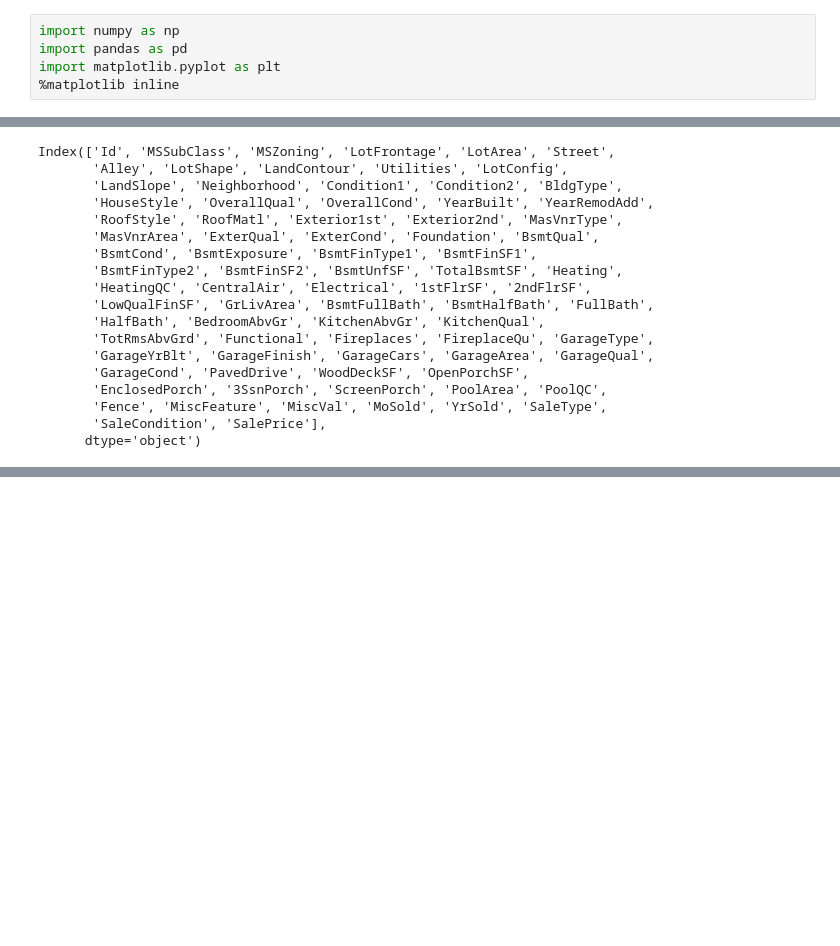
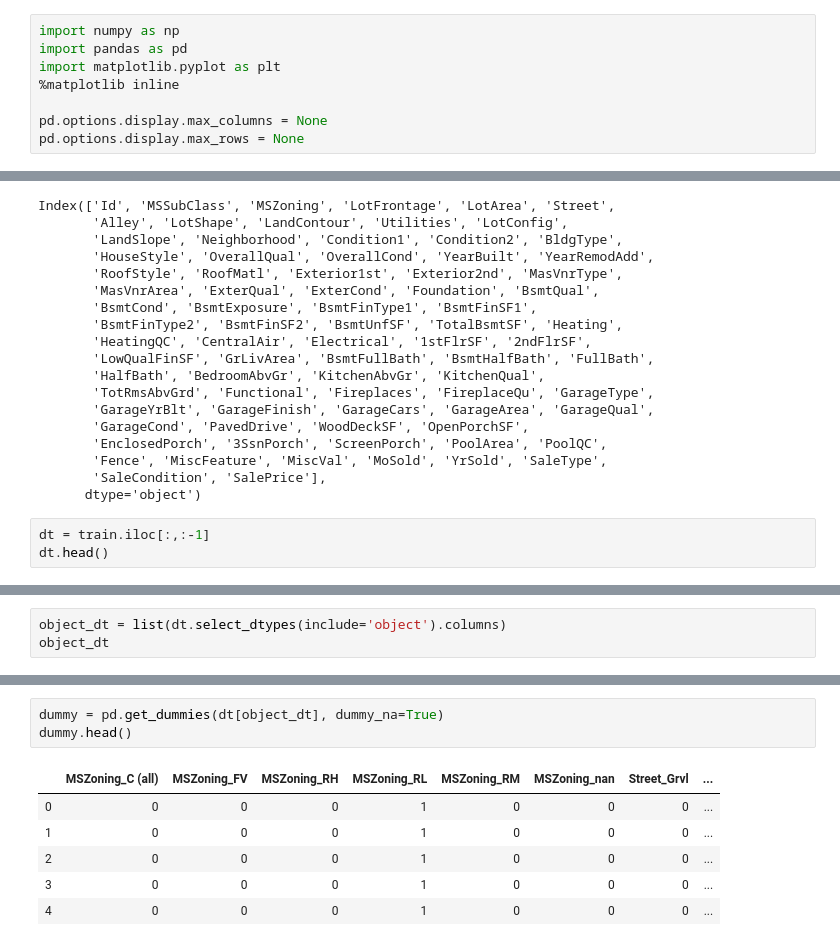
Before and after one commit to ber0-0/BrainStation-Capstone-Sale-Price-Prediction, a Jupyter notebook: Data_Cleansing.ipynb, the cells around one changed output, grey strips where cells are left out. Saved outputs shown, nothing was run; the diff lists cells and outputs as text; blank space fills up the shorter version.

```diff
--- a/Data_Cleansing.ipynb
+++ b/Data_Cleansing.ipynb
@@ -5,5 +5,8 @@ import numpy as np
 import pandas as pd
 import matplotlib.pyplot as plt
 %matplotlib inline
+
+pd.options.display.max_columns = None
+pd.options.display.max_rows = None
 # %%
 train = pd.read_csv("data/train.csv")
@@ -48,3 +53,6 @@ Index(['Id', 'MSSubClass', 'MSZoning', 'LotFrontage', 'LotArea', 'Street',
        'Fence', 'MiscFeature', 'MiscVal', 'MoSold', 'YrSold', 'SaleType',
        'SaleCondition', 'SalePrice'],
       dtype='object')
+# %%
+dt = train.iloc[:,:-1]
+dt.head()
@@ -50,0 +105,3 @@ Index(['Id', 'MSSubClass', 'MSZoning', 'LotFrontage', 'LotArea', 'Street',
+# %%
+object_dt = list(dt.select_dtypes(include='object').columns)
+object_dt
@@ -50,0 +126,10 @@ Index(['Id', 'MSSubClass', 'MSZoning', 'LotFrontage', 'LotArea', 'Street',
+# %%
+dummy = pd.get_dummies(dt[object_dt], dummy_na=True)
+dummy.head()
+# %% [output]
+|  | MSZoning_C (all) | MSZoning_FV | MSZoning_RH | MSZoning_RL | MSZoning_RM | MSZoning_nan | Street_Grvl | ... |
+| 0 | 0 | 0 | 0 | 1 | 0 | 0 | 0 | ... |
+| 1 | 0 | 0 | 0 | 1 | 0 | 0 | 0 | ... |
+| 2 | 0 | 0 | 0 | 1 | 0 | 0 | 0 | ... |
+| 3 | 0 | 0 | 0 | 1 | 0 | 0 | 0 | ... |
+| 4 | 0 | 0 | 0 | 1 | 0 | 0 | 0 | ... |
```
Also changed, not shown: parts of 7 cells of this notebook.
